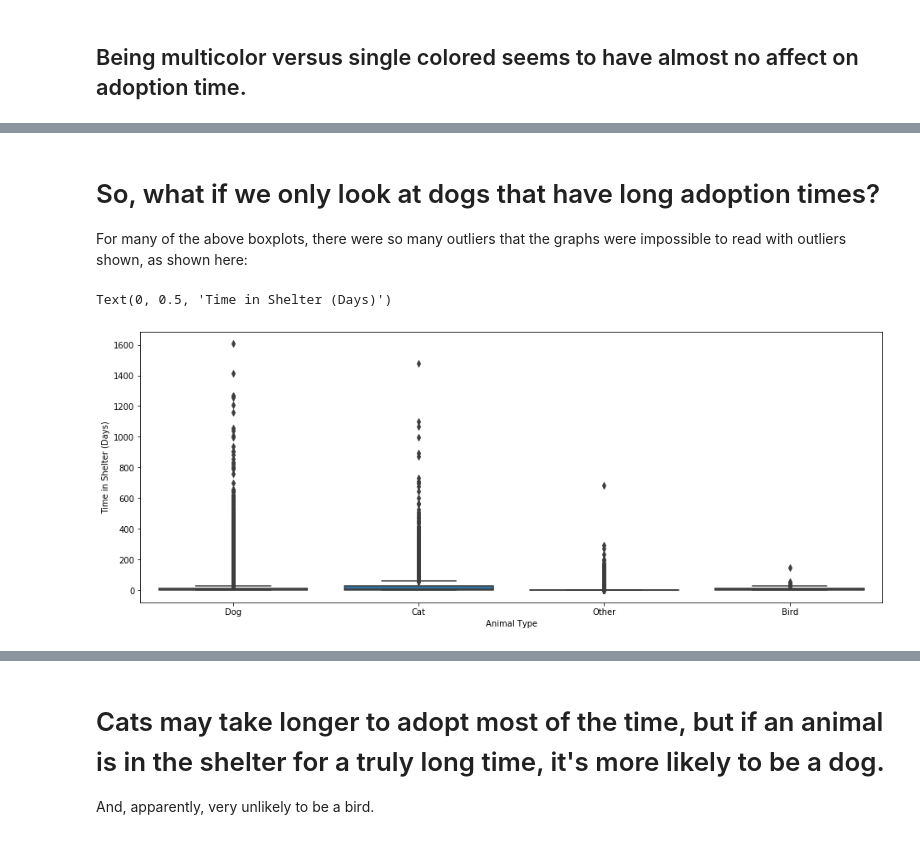
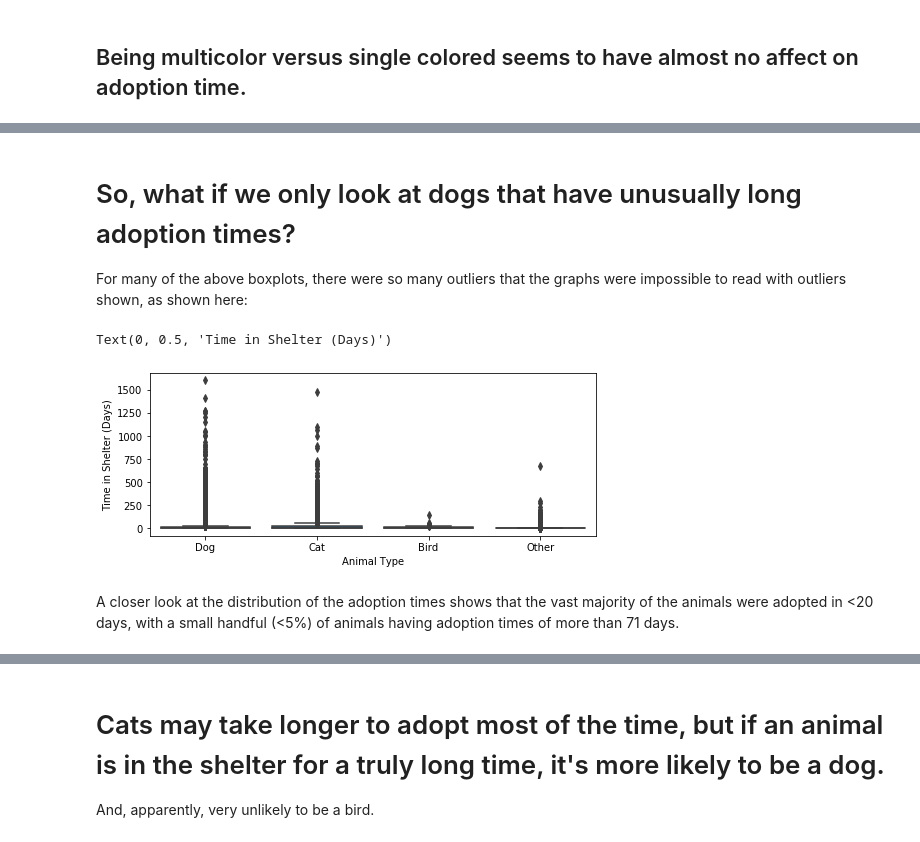
Before and after one commit to krritz/Animal-Shelter-Exploratory-Analysis, a Jupyter notebook: Animal Shelter Analysis.ipynb, the cells around one changed output, grey strips where cells are left out. Drawn from its saved outputs; the diff is of its cells as text; code cells hidden in the pictures.

```diff
--- a/Animal Shelter Analysis.ipynb
+++ b/Animal Shelter Analysis.ipynb
@@ -81,0 +709,8 @@ Although dogs are more common in this dataset, they take less time on average to
+# %%
+flatui = ["#9b59b6", "#3498db", "#95a5a6", "#e74c3c", "#34495e", "#2ecc71"]
+sns.set_palette(flatui)
+plt.figure(figsize=(8, 3))
+sns.boxplot(x='multicolor', y='time_in_shelter_days',
+                    data=dog_coats, palette=flatui, showfliers=False)
+plt.xlabel('Coat Composition')
+plt.ylabel('Time in Shelter (Days)')
@@ -357,11 +1239,14 @@ Text(0, 0.5, 'Time in Shelter (Days)')
 # %% [markdown]
-# So, what if we only look at dogs that have long adoption times?
+# So, what if we only look at dogs that have unusually long adoption times?
 For many of the above boxplots, there were so many outliers that the graphs were impossible to read with outliers shown, as shown here:
 # %%
-plt.figure(figsize=(16, 6))
-sns.boxplot(x='animal_type', y='time_in_shelter_days', palette='Paired', data=df)
+plt.figure(figsize=(8,3))
+sns.boxplot(x='animal_type', y='time_in_shelter_days', palette='Paired',
+            data=df, order=['Dog', 'Cat', 'Bird', 'Other'])
 plt.xlabel('Animal Type')
 plt.ylabel('Time in Shelter (Days)')
 # %% [output]
 Text(0, 0.5, 'Time in Shelter (Days)')
-[figure, old version]
+[figure, new version]
+# %% [markdown]
+A closer look at the distribution of the adoption times shows that the vast majority of the animals were adopted in <20 days, with a small handful (<5%) of animals having adoption times of more than 71 days.
```
Also changed, not shown: parts of 160 cells of this notebook.
